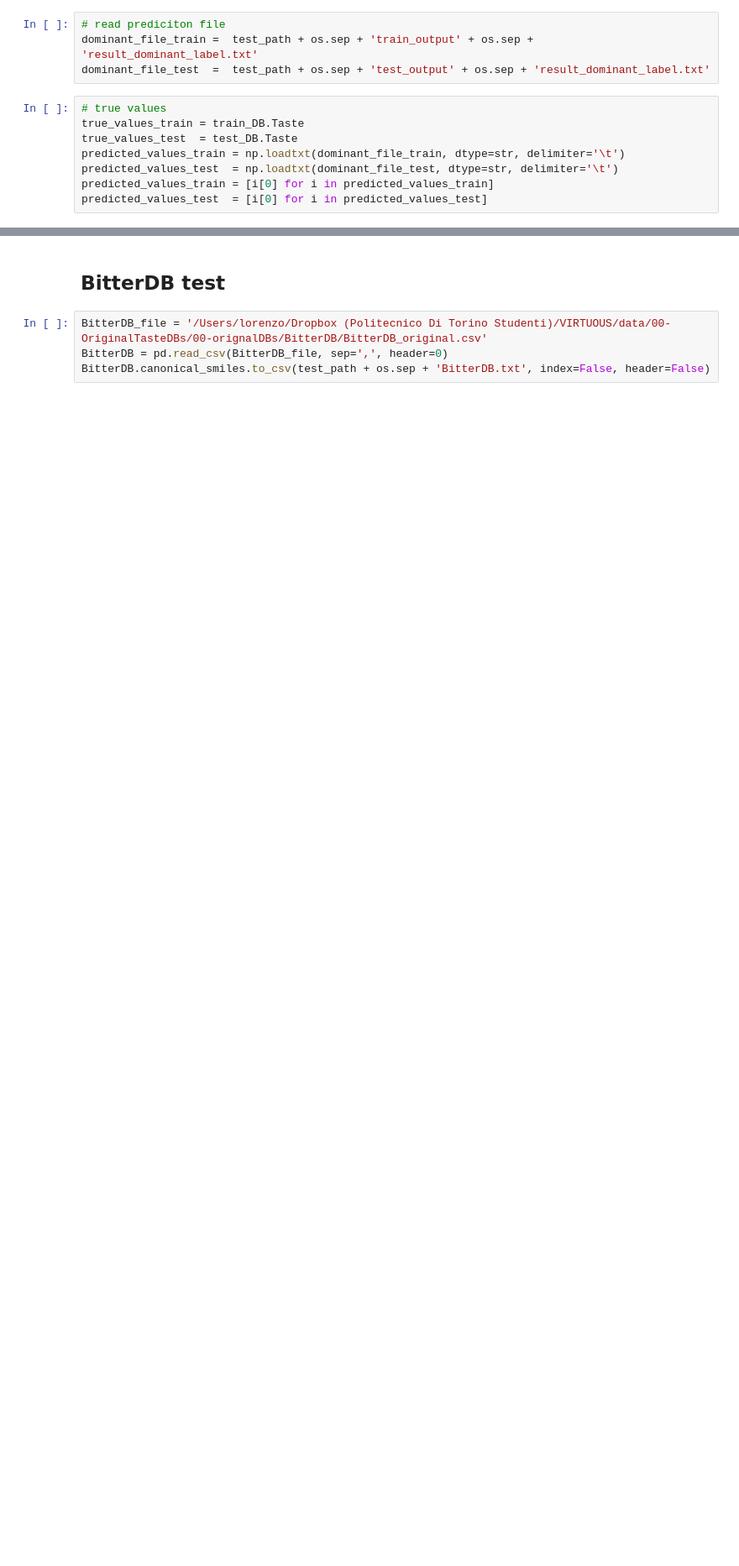
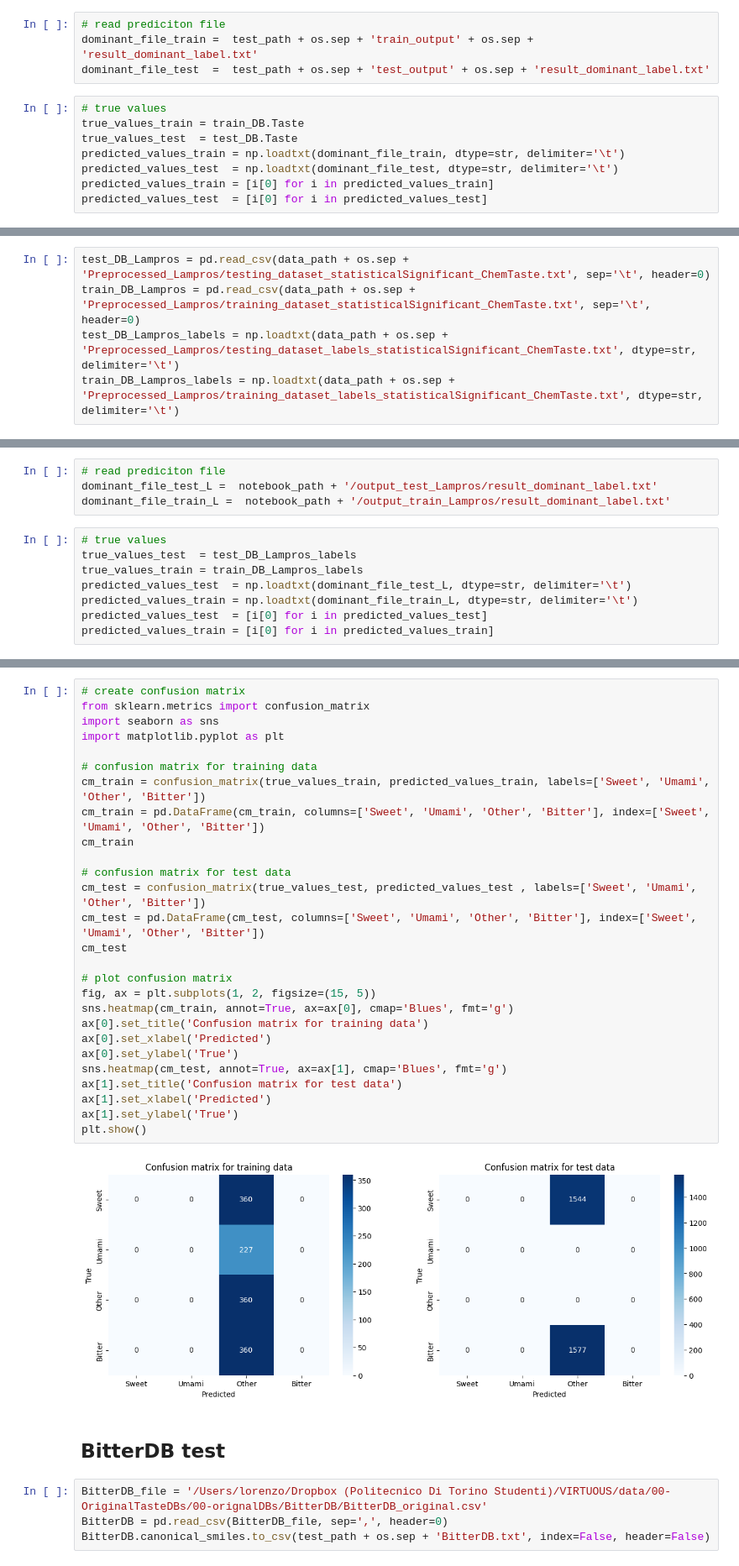
Before and after one commit to lorenzopallante/VirtuousMultiTaste, a Jupyter notebook: notebook/test.ipynb, the cells around one changed output, grey strips where cells are left out. Shown at 84% size. Cells and saved outputs as stored; diff of their text form; blank space fills up the shorter version.

```diff
--- a/notebook/test.ipynb
+++ b/notebook/test.ipynb
@@ -131,0 +136,5 @@ weighted avg       0.52      0.26      0.25      3410
+# %%
+test_DB_Lampros = pd.read_csv(data_path + os.sep + 'Preprocessed_Lampros/testing_dataset_statisticalSignificant_ChemTaste.txt', sep='\t', header=0)
+train_DB_Lampros = pd.read_csv(data_path + os.sep + 'Preprocessed_Lampros/training_dataset_statisticalSignificant_ChemTaste.txt', sep='\t', header=0)
+test_DB_Lampros_labels = np.loadtxt(data_path + os.sep + 'Preprocessed_Lampros/testing_dataset_labels_statisticalSignificant_ChemTaste.txt', dtype=str, delimiter='\t')
+train_DB_Lampros_labels = np.loadtxt(data_path + os.sep + 'Preprocessed_Lampros/training_dataset_labels_statisticalSignificant_ChemTaste.txt', dtype=str, delimiter='\t')
@@ -131,0 +173,12 @@ weighted avg       0.52      0.26      0.25      3410
+# %%
+# read prediciton file
+dominant_file_test_L =  notebook_path + '/output_test_Lampros/result_dominant_label.txt'
+dominant_file_train_L =  notebook_path + '/output_train_Lampros/result_dominant_label.txt'
+# %%
+# true values
+true_values_test  = test_DB_Lampros_labels
+true_values_train = train_DB_Lampros_labels
+predicted_values_test  = np.loadtxt(dominant_file_test_L, dtype=str, delimiter='\t')
+predicted_values_train = np.loadtxt(dominant_file_train_L, dtype=str, delimiter='\t')
+predicted_values_test  = [i[0] for i in predicted_values_test]
+predicted_values_train = [i[0] for i in predicted_values_train]
@@ -132,3 +187,32 @@ weighted avg       0.52      0.26      0.25      3410
+# %%
+# create confusion matrix
+from sklearn.metrics import confusion_matrix
+import seaborn as sns
+import matplotlib.pyplot as plt
+
+# confusion matrix for training data
+cm_train = confusion_matrix(true_values_train, predicted_values_train, labels=['Sweet', 'Umami', 'Other', 'Bitter'])
+cm_train = pd.DataFrame(cm_train, columns=['Sweet', 'Umami', 'Other', 'Bitter'], index=['Sweet', 'Umami', 'Other', 'Bitter'])
+cm_train
+
+# confusion matrix for test data
+cm_test = confusion_matrix(true_values_test, predicted_values_test , labels=['Sweet', 'Umami', 'Other', 'Bitter'])
+cm_test = pd.DataFrame(cm_test, columns=['Sweet', 'Umami', 'Other', 'Bitter'], index=['Sweet', 'Umami', 'Other', 'Bitter'])
+cm_test
+
+# plot confusion matrix
+fig, ax = plt.subplots(1, 2, figsize=(15, 5))
+sns.heatmap(cm_train, annot=True, ax=ax[0], cmap='Blues', fmt='g')
+ax[0].set_title('Confusion matrix for training data')
+ax[0].set_xlabel('Predicted')
+ax[0].set_ylabel('True')
+sns.heatmap(cm_test, annot=True, ax=ax[1], cmap='Blues', fmt='g')
+ax[1].set_title('Confusion matrix for test data')
+ax[1].set_xlabel('Predicted')
+ax[1].set_ylabel('True')
+plt.show()
+# %% [output]
+[figure, added]
 # %% [markdown]
 ## BitterDB test
 # %%
```
Also changed, not shown: parts of 11 cells of this notebook.
